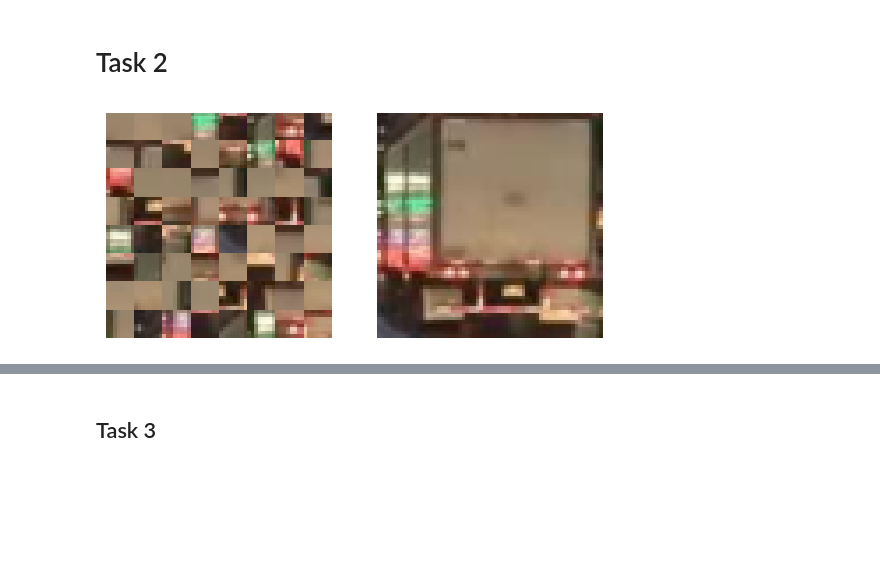
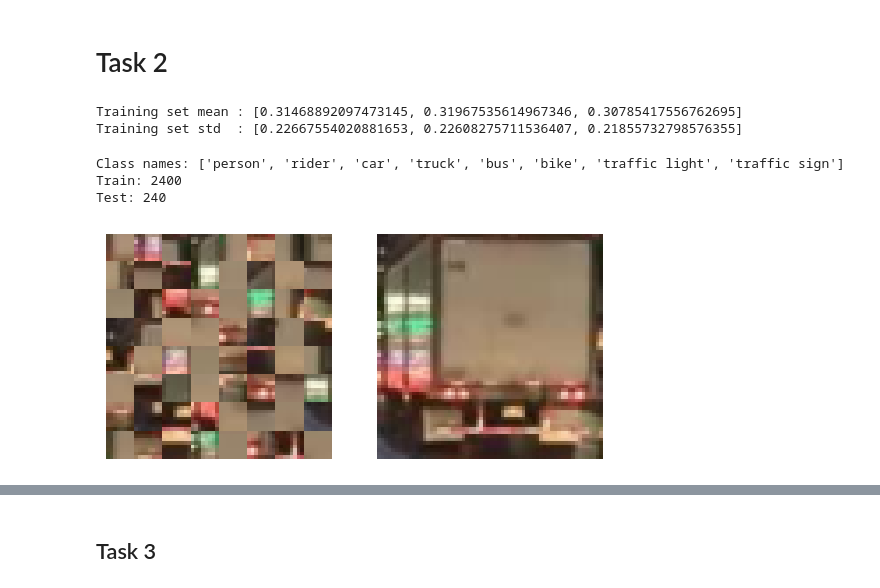
Before and after one commit to joanaritalopes/Autonomous-Driving-using-Deep-Learning, a Jupyter notebook: assignment2_skeleton.ipynb, the cells around one changed output, grey strips where cells are left out. Drawn from its saved outputs; the diff is of its cells as text; code cells hidden in the pictures; blank space fills up the shorter version.

```diff
--- a/assignment2_skeleton.ipynb
+++ b/assignment2_skeleton.ipynb
@@ -279,40 +301,105 @@ class PatchShuffle:
+# %%
+# Compute dataset mean and std from training data
+raw_dataset = BDDObjectClassificationDataset(
+    dataset_dir=OBJ_CLS_DATASET_DIR,
+    split="train",
+    img_transform=Compose([Resize((IMG_SIZE, IMG_SIZE)), ToTensor()]),
+)
+raw_loader = DataLoader(raw_dataset, batch_size=64, shuffle=False)
+
+mean = torch.zeros(3)
+std  = torch.zeros(3)
+for imgs, _ in raw_loader:
+    # imgs: [B, C, H, W] — average over batch, height, width; keep channel dim
+    mean += imgs.mean(dim=[0, 2, 3])
+    std  += imgs.std(dim=[0, 2, 3])
+
+mean /= len(raw_loader)
+std  /= len(raw_loader)
+print(f"mean : {mean.tolist()}")
+print(f"std  : {std.tolist()}")
+MEAN = mean.tolist()
+STD  = std.tolist()
+
+# Transformations: train on uncorrupted images, test on corrupted and evaluate on clean test set
+train_transform = Compose([
+    Resize((IMG_SIZE, IMG_SIZE)),
+    ToTensor(),
+    Normalize(mean=MEAN, std=STD),
+])
+
+test_transform_noisy = Compose([
+    Resize((IMG_SIZE, IMG_SIZE)),
+    ToTensor(),
+    PatchShuffle(patch_size=PATCH_SIZE),   # PatchShuffle AFTER ToTensor because PatchShuffle expects a tensor [C,H,W]
+    Normalize(mean=MEAN, std=STD),
+])
+
+# same as training, no corruption
+test_transform_clean = Compose([
+    Resize((IMG_SIZE, IMG_SIZE)),
+    ToTensor(),
+    Normalize(mean=MEAN, std=STD),
+])
+# %% [output]
+Training set mean : [0.31468892097473145, 0.31967535614967346, 0.30785417556762695]
+Training set std  : [0.22667554020881653, 0.22608275711536407, 0.21855732798576355]
 # %%
 train_dataset = BDDObjectClassificationDataset(
     dataset_dir=OBJ_CLS_DATASET_DIR,
     split="train",
-    img_transform=None,  # Fill train image transforms
+    img_transform=train_transform,
 )
 
-test_dataset = BDDObjectClassificationDataset(
+test_dataset_noisy = BDDObjectClassificationDataset(
     dataset_dir=OBJ_CLS_DATASET_DIR,
     split="test",
-    img_transform=None,  # Fill test image transforms
+    img_transform=test_transform_noisy,
 )
+
+test_dataset_clean = BDDObjectClassificationDataset(
+    dataset_dir=OBJ_CLS_DATASET_DIR,
+    split="test",
+    img_transform=test_transform_clean,
+)
+
+train_loader = DataLoader(train_dataset, batch_size=BATCH_SIZE, shuffle=True)
+test_loader_noisy = DataLoader(test_dataset_noisy, batch_size=BATCH_SIZE, shuffle=False)
+test_loader_clean = DataLoader(test_dataset_clean, batch_size=BATCH_SIZE, shuffle=False)
+
+class_names = train_dataset.classes
+print(f"\nClass names: {class_names}")
+print(f"Train: {len(train_dataset)}")
+print(f"Test: {len(test_dataset_noisy)}")
+
 
 ### See how Patch Shuffle affects an image: CODE MEANT FOR ILLUSTRATION ###
 from torchvision.transforms import Compose, ToTensor, Resize
 from torchvision.transforms import functional as vf
 import matplotlib.pyplot as plt
 
 vis_dataset_noisy = BDDObjectClassificationDataset(
     dataset_dir=OBJ_CLS_DATASET_DIR,
     split="test",
     img_transform=Compose([Resize((64, 64)), ToTensor(), PatchShuffle(patch_size=8)]),
 )
 vis_dataset_clean = BDDObjectClassificationDataset(
     dataset_dir=OBJ_CLS_DATASET_DIR,
     split="test",
     img_transform=Compose([Resize((64, 64)), ToTensor()]),
 )
 fig, ax = plt.subplots(1, 2)
 img_noisy, label = vis_dataset_noisy[16]
 img_clean, label = vis_dataset_clean[16]
 ax[0].imshow(vf.to_pil_image(img_noisy))
 ax[1].imshow(vf.to_pil_image(img_clean))
 for a in ax:
     a.set_xticks([])
     a.set_yticks([])
     a.set_frame_on(False)
-### See how Patch Shuffle affects an image: CODE MEANT FOR ILLUSTRATION ###
+#### See how Patch Shuffle affects an image: CODE MEANT FOR ILLUSTRATION ###
 # %% [output]
+Class names: ['person', 'rider', 'car', 'truck', 'bus', 'bike', 'traffic light', 'traffic sign']
+Train: 2400
+Test: 240
-[figure, old version]
+[figure, new version]
```
Also changed, not shown: parts of 7 cells of this notebook.
